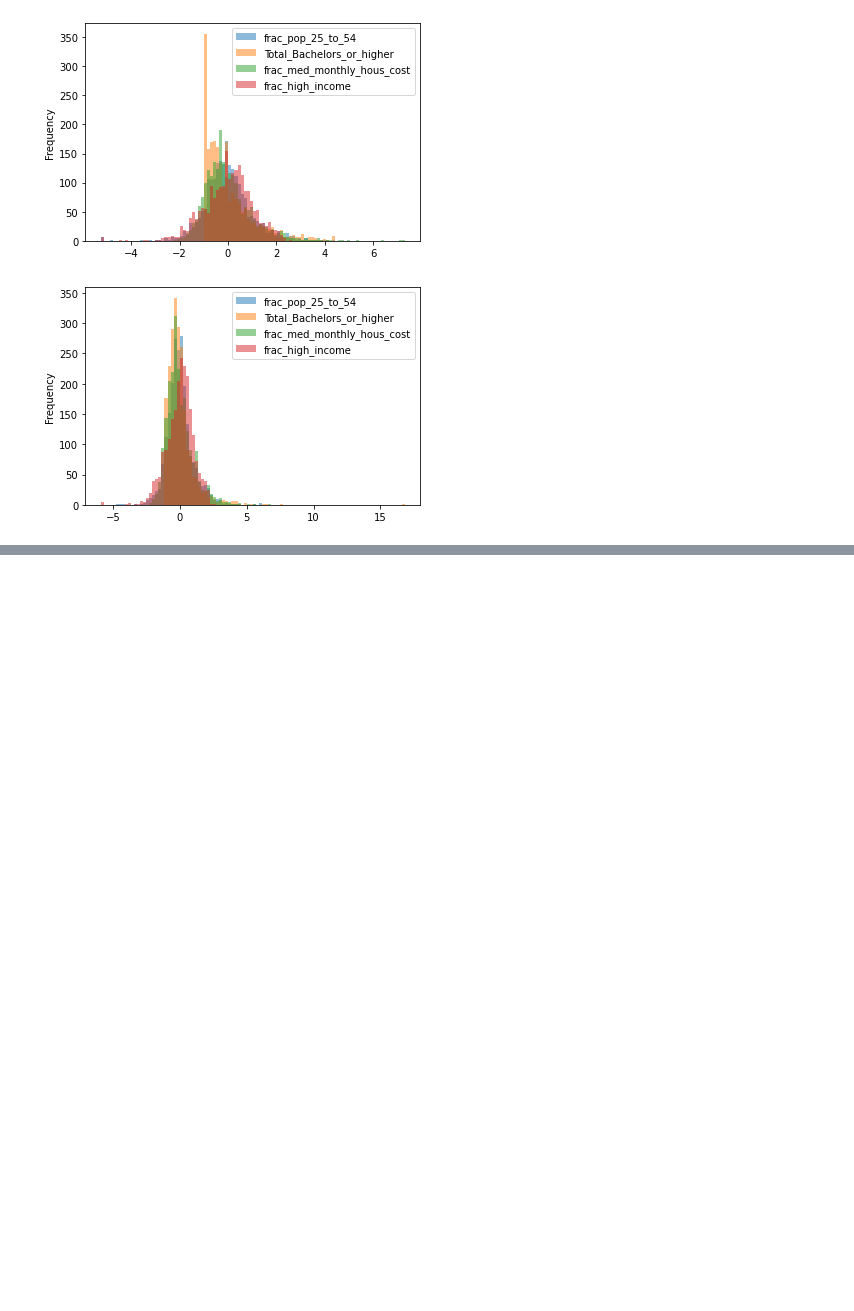
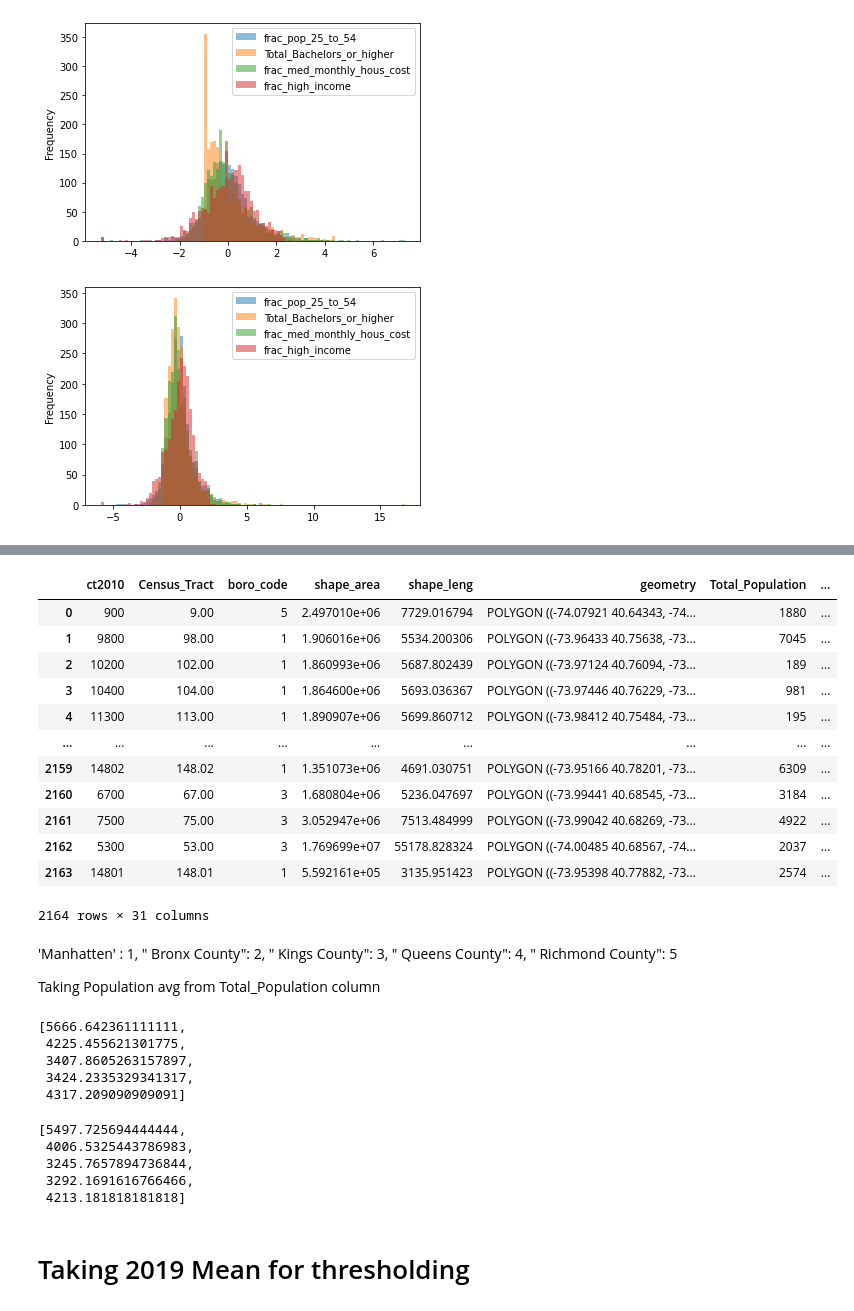
Before and after one commit to Sarang-Pramode/Urban_Data_Project, a Jupyter notebook: Data_Exploration.ipynb, the cells around one changed output, grey strips where cells are left out. Saved outputs shown, nothing was run; the diff lists cells and outputs as text; code cells hidden in the pictures; blank space fills up the shorter version.

Commit message:
Added data cleanup (pop < 5 % per county) to data exploration and gen score calculation notebooks. Scores Scaled 0-100 , tables and maps updated

```diff
--- a/Data_Exploration.ipynb
+++ b/Data_Exploration.ipynb
@@ -133,0 +162,20 @@ gdf_2019 = gpd.GeoDataFrame(dataset[1],geometry="geometry")
+# %%
+gdf_2010
+# %% [output]
+|  | ct2010 | Census_Tract | boro_code | shape_area | shape_leng | geometry | Total_Population | ... |
+| 0 | 900 | 9.00 | 5 | 2.497010e+06 | 7729.016794 | POLYGON ((-74.07921 40.64343, -74... | 1880 | ... |
+| 1 | 9800 | 98.00 | 1 | 1.906016e+06 | 5534.200306 | POLYGON ((-73.96433 40.75638, -73... | 7045 | ... |
+| 2 | 10200 | 102.00 | 1 | 1.860993e+06 | 5687.802439 | POLYGON ((-73.97124 40.76094, -73... | 189 | ... |
+| 3 | 10400 | 104.00 | 1 | 1.864600e+06 | 5693.036367 | POLYGON ((-73.97446 40.76229, -73... | 981 | ... |
+| 4 | 11300 | 113.00 | 1 | 1.890907e+06 | 5699.860712 | POLYGON ((-73.98412 40.75484, -73... | 195 | ... |
+| ... | ... | ... | ... | ... | ... | ... | ... | ... |
+| 2159 | 14802 | 148.02 | 1 | 1.351073e+06 | 4691.030751 | POLYGON ((-73.95166 40.78201, -73... | 6309 | ... |
+| 2160 | 6700 | 67.00 | 3 | 1.680804e+06 | 5236.047697 | POLYGON ((-73.99441 40.68545, -73... | 3184 | ... |
+| 2161 | 7500 | 75.00 | 3 | 3.052947e+06 | 7513.484999 | POLYGON ((-73.99042 40.68269, -73... | 4922 | ... |
+| 2162 | 5300 | 53.00 | 3 | 1.769699e+07 | 55178.828324 | POLYGON ((-74.00485 40.68567, -74... | 2037 | ... |
+| 2163 | 14801 | 148.01 | 1 | 5.592161e+05 | 3135.951423 | POLYGON ((-73.95398 40.77882, -73... | 2574 | ... |
+2164 rows × 31 columns
+# %% [markdown]
+'Manhatten' : 1, " Bronx County": 2, " Kings County": 3, " Queens County": 4, " Richmond County": 5
+
+Taking Population avg from Total_Population column
@@ -133,0 +190,18 @@ gdf_2019 = gpd.GeoDataFrame(dataset[1],geometry="geometry")
+# %%
+county_pop_avg_list_2019
+# %% [output]
+[5666.642361111111,
+ 4225.455621301775,
+ 3407.8605263157897,
+ 3424.2335329341317,
+ 4317.209090909091]
+# %%
+county_pop_avg_list_2010
+# %% [output]
+[5497.725694444444,
+ 4006.5325443786983,
+ 3245.7657894736844,
+ 3292.1691616766466,
+ 4213.181818181818]
+# %% [markdown]
+# Taking 2019 Mean for thresholding
```
Also changed, not shown: parts of 18 cells of this notebook, 8 other files.
